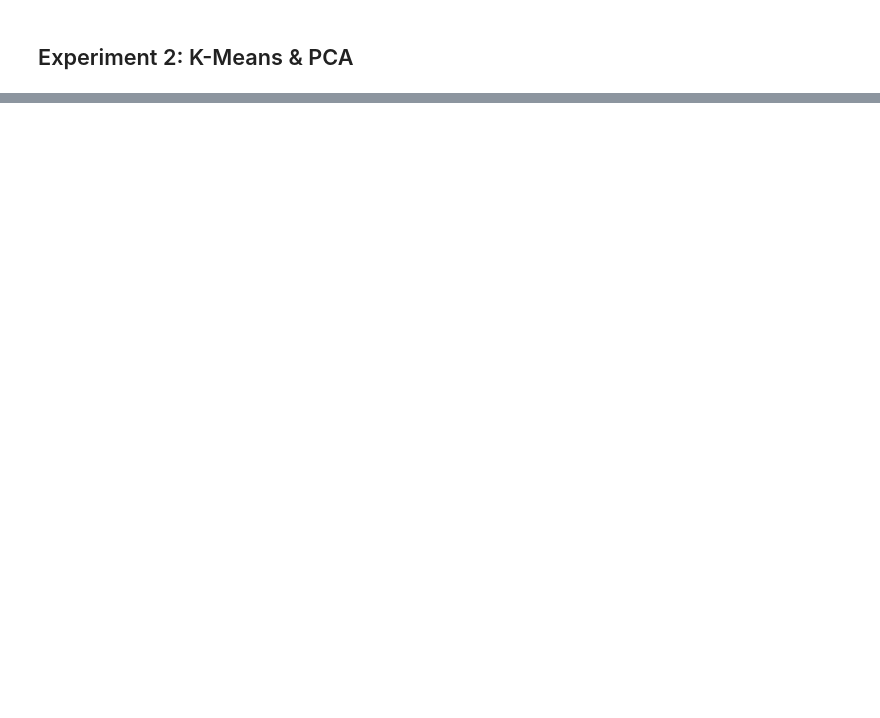
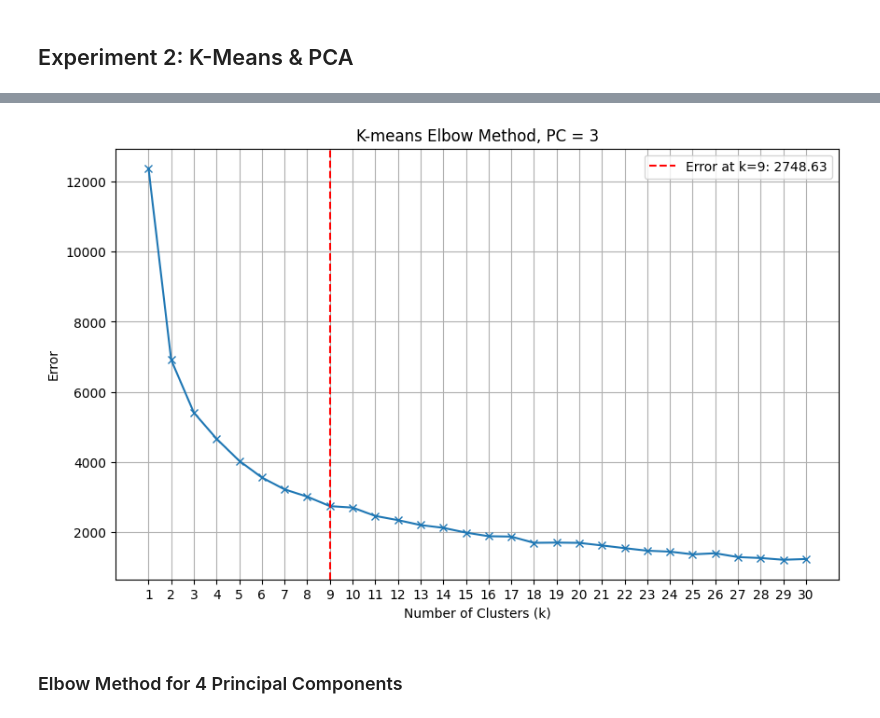
Before and after one commit to ahmedoy/BreastCancer-Clustering, a Jupyter notebook: main.ipynb, the cells around one changed output, grey strips where cells are left out. Cells and saved outputs as stored; diff of their text form; code cells hidden in the pictures; blank space fills up the shorter version.

```diff
--- a/main.ipynb
+++ b/main.ipynb
@@ -164,0 +199,29 @@ print(error_exp1)
+# %%
+pca = MyPCA(num_components=3)
+pca.fit(X_normalized_arr)
+X_pca = pca.project(X_normalized_arr)
+
+
+k = [i+1 for i in range(30)]
+errors_pca3 = []
+
+for i in k:
+    k_means = MyKmeans(num_centroids=i, max_iters=100, max_trials=10)
+    centroids, labels = k_means.train_multiple_trials(X_pca)
+    errors_pca3.append(k_means.calculate_error(X_pca, centroids, labels))
+# %%
+# Plotting the graph
+plt.figure(figsize=(10, 6))
+plt.plot(k, errors_pca3, marker='x', linestyle='-')  # 'x' markers for data points, solid line
+plt.xlabel('Number of Clusters (k)')
+plt.ylabel('Error')
+plt.title('K-means Elbow Method, PC = 3')
+plt.xticks(k)
+plt.grid(True)
+plt.axvline(x=9, color='red', linestyle='--', label=f'Error at k=9: {round(errors_pca3[8],2)}')
+plt.legend()
+plt.show()
+# %% [output]
+[figure, added]
+# %% [markdown]
+### Elbow Method for 4 Principal Components
```
Also changed, not shown: parts of 11 cells of this notebook.
